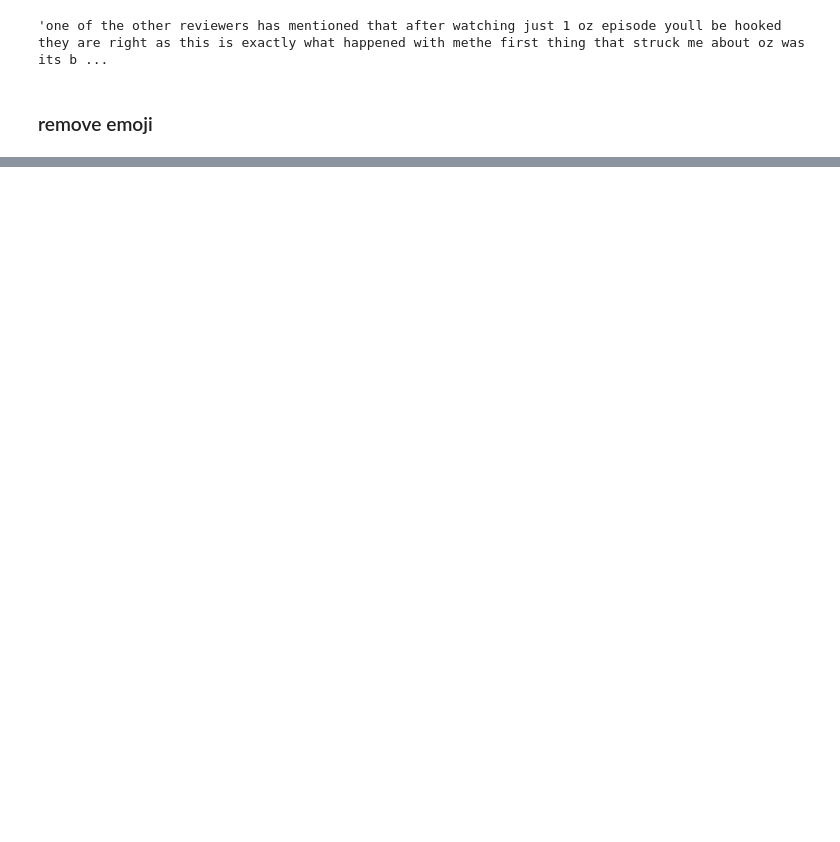
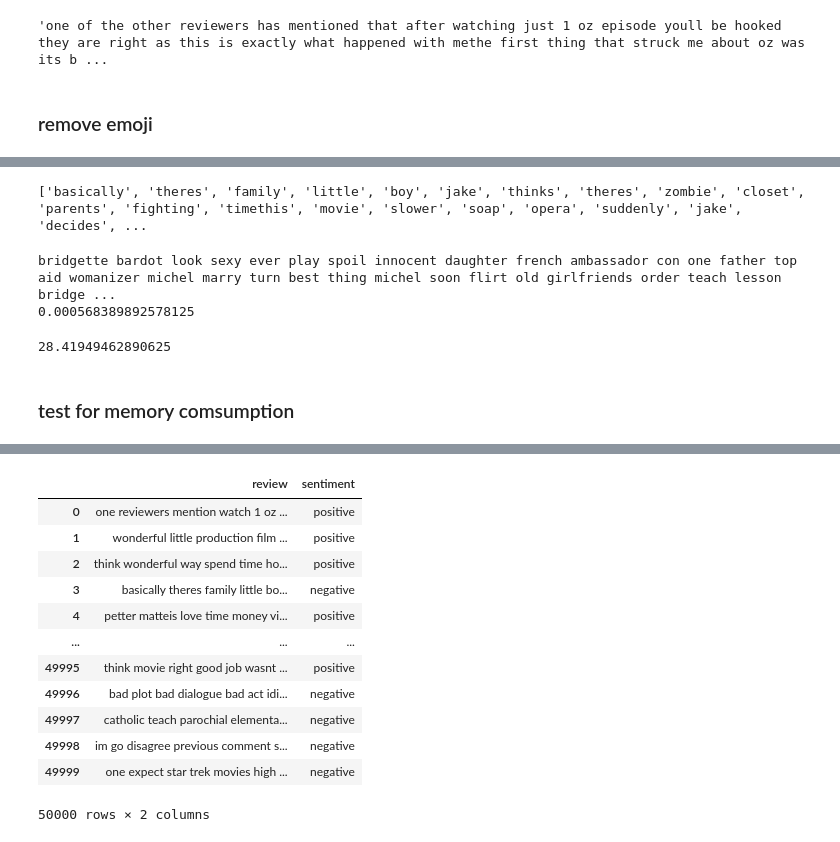
Before and after one commit to mahfuz-raihan/nlpcheck, a Jupyter notebook: 3_text_representation/basic_text_representation_assesment.ipynb, the cells around one changed output, grey strips where cells are left out. Drawn from its saved outputs; the diff is of its cells as text; code cells hidden in the pictures; blank space fills up the shorter version.

```diff
--- a/3_text_representation/basic_text_representation_assesment.ipynb
+++ b/3_text_representation/basic_text_representation_assesment.ipynb
@@ -111,0 +176,34 @@ df['review'] = df['review'].apply(remove_emoji)
+# %%
+wordnet_lemmatizer = WordNetLemmatizer()
+punctuations = string.punctuation
+
+sent_words = nltk.word_tokenize(df['review'][3])
+print(sent_words)
+# %% [output]
+['basically', 'theres', 'family', 'little', 'boy', 'jake', 'thinks', 'theres', 'zombie', 'closet', 'parents', 'fighting', 'timethis', 'movie', 'slower', 'soap', 'opera', 'suddenly', 'jake', 'decides', ...
+# %%
+def lemmatizer_word(text):
+    sent_words = nltk.word_tokenize(text)
+    lemmatize_word = [wordnet_lemmatizer.lemmatize(word, pos='v') for word in sent_words]
+    return ' '.join(lemmatize_word)
+# %%
+t1 = time.time()
+print(lemmatizer_word(df['review'][32056]))
+
+t2 = time.time() - t1
+print(t2)
+# %% [output]
+bridgette bardot look sexy ever play spoil innocent daughter french ambassador con one father top aid womanizer michel marry turn best thing michel soon flirt old girlfriends order teach lesson bridge ...
+0.000568389892578125
+# %%
+print(t2*50000)
+# %% [output]
+28.41949462890625
+# %%
+df['review'] = df['review'].apply(lemmatizer_word)
+# %% [markdown]
+### test for memory comsumption
+# %%
+%%time
+df
+# %% [output]
@@ -111,0 +212,13 @@ df['review'] = df['review'].apply(remove_emoji)
+|  | review | sentiment |
+| 0 | one reviewers mention watch 1 oz ... | positive |
+| 1 | wonderful little production film ... | positive |
+| 2 | think wonderful way spend time ho... | positive |
+| 3 | basically theres family little bo... | negative |
+| 4 | petter matteis love time money vi... | positive |
+| ... | ... | ... |
+| 49995 | think movie right good job wasnt ... | positive |
+| 49996 | bad plot bad dialogue bad act idi... | negative |
+| 49997 | catholic teach parochial elementa... | negative |
+| 49998 | im go disagree previous comment s... | negative |
+| 49999 | one expect star trek movies high ... | negative |
+50000 rows × 2 columns
```
Also changed, not shown: parts of 46 cells of this notebook, 1 other file.
